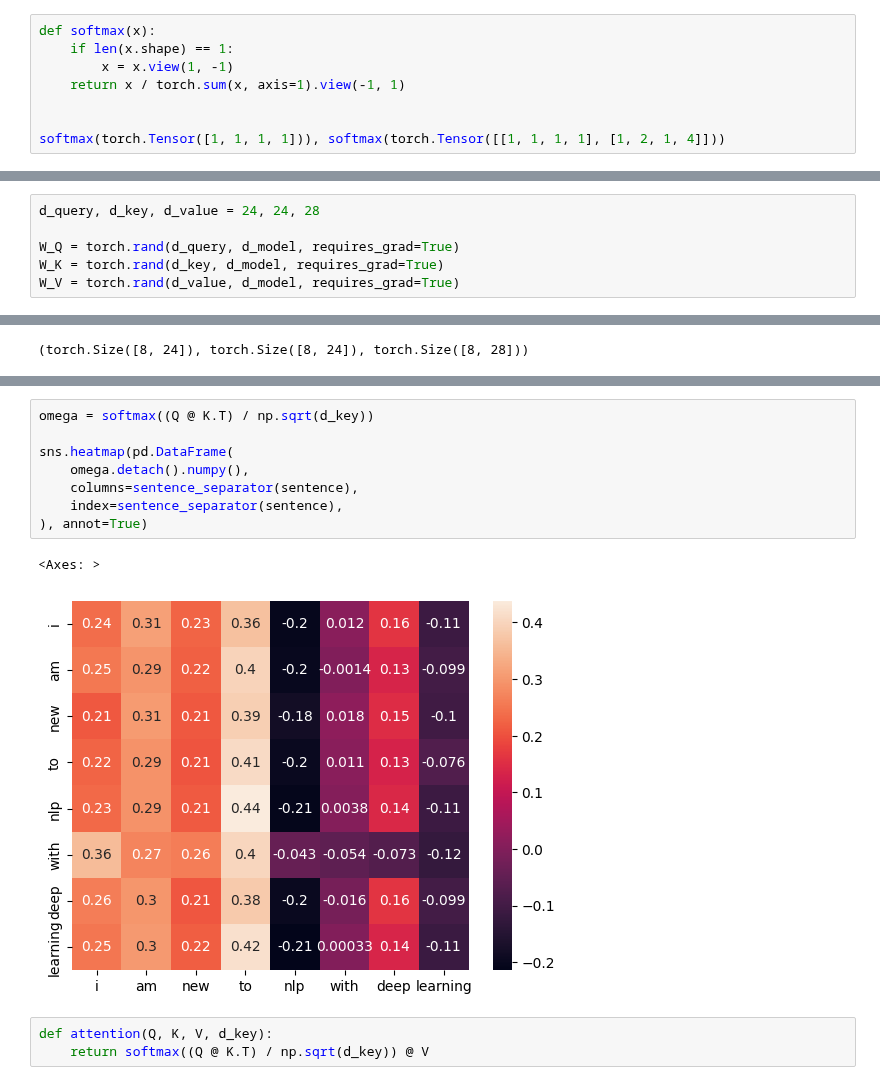
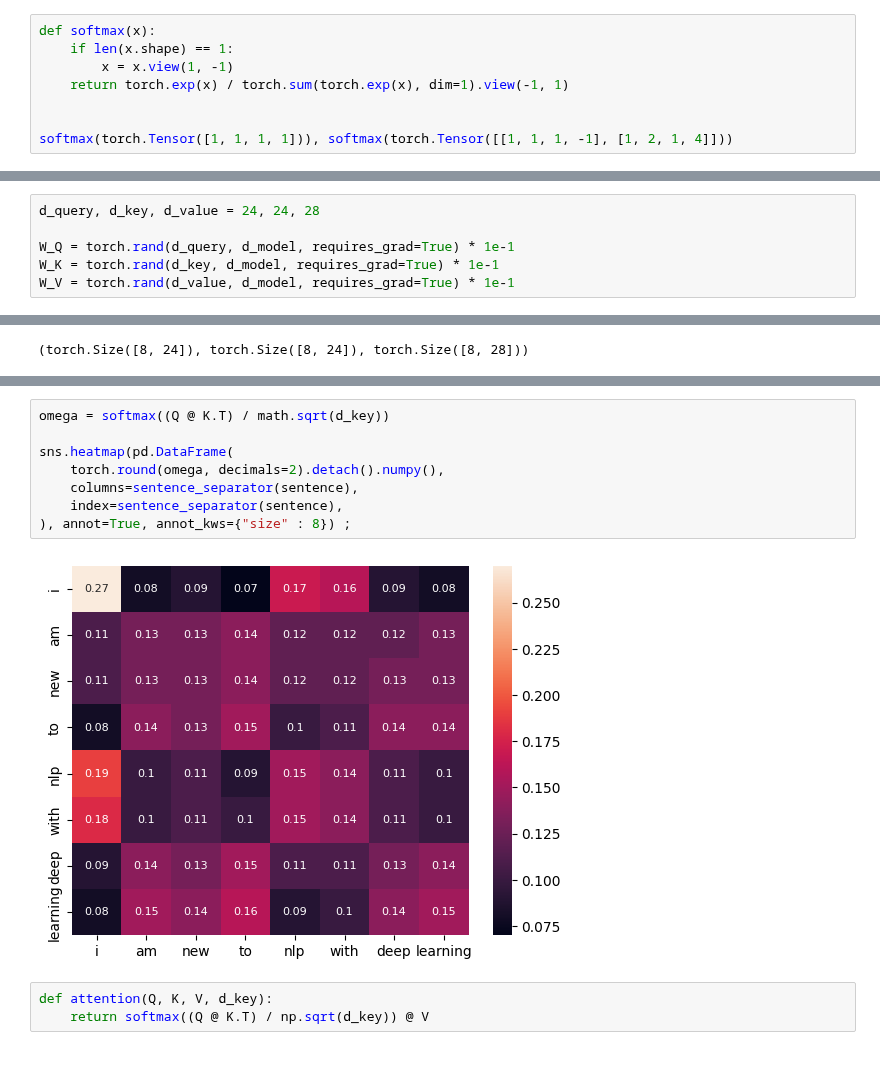
Before and after one commit to NishantBaheti/DeepLearningGuideBook, a Jupyter notebook: notebooks/transformers/explore.ipynb, the cells around one changed output, grey strips where cells are left out. Drawn from its saved outputs; the diff is of its cells as text.

```diff
--- a/notebooks/transformers/explore.ipynb
+++ b/notebooks/transformers/explore.ipynb
@@ -355,9 +399,9 @@ V &= W_V. X  & v_i &= W_V x_i \text{ where } i \in [1, T] \\ \\
 def softmax(x):
     if len(x.shape) == 1:
         x = x.view(1, -1)
-    return x / torch.sum(x, axis=1).view(-1, 1)
+    return torch.exp(x) / torch.sum(torch.exp(x), dim=1).view(-1, 1)
 
 
-softmax(torch.Tensor([1, 1, 1, 1])), softmax(torch.Tensor([[1, 1, 1, 1], [1, 2, 1, 4]]))
+softmax(torch.Tensor([1, 1, 1, 1])), softmax(torch.Tensor([[1, 1, 1, -1], [1, 2, 1, 4]]))
 # %% [output]
 (tensor([[0.2500, 0.2500, 0.2500, 0.2500]]),
@@ -373,9 +417,9 @@ X = get_embedding(tokens, dim=d_model)
 # %%
 d_query, d_key, d_value = 24, 24, 28
 
-W_Q = torch.rand(d_query, d_model, requires_grad=True)
-W_K = torch.rand(d_key, d_model, requires_grad=True)
-W_V = torch.rand(d_value, d_model, requires_grad=True)
+W_Q = torch.rand(d_query, d_model, requires_grad=True) * 1e-1
+W_K = torch.rand(d_key, d_model, requires_grad=True) * 1e-1
+W_V = torch.rand(d_value, d_model, requires_grad=True) * 1e-1
 # %%
 Q = torch.matmul(X, W_Q.T)
 K = torch.matmul(X, W_K.T)
@@ -387,14 +451,13 @@ Q.shape, K.shape, V.shape
 # %%
-omega = softmax((Q @ K.T) / np.sqrt(d_key))
+omega = softmax((Q @ K.T) / math.sqrt(d_key))
 
 sns.heatmap(pd.DataFrame(
-    omega.detach().numpy(),
+    torch.round(omega, decimals=2).detach().numpy(),
     columns=sentence_separator(sentence),
     index=sentence_separator(sentence),
-), annot=True)
+), annot=True, annot_kws={"size" : 8}) ;
 # %% [output]
-<Axes: >
-[figure, old version]
+[figure, new version]
 # %%
 def attention(Q, K, V, d_key):
     return softmax((Q @ K.T) / np.sqrt(d_key)) @ V
```
Also changed, not shown: parts of 28 cells of this notebook.
